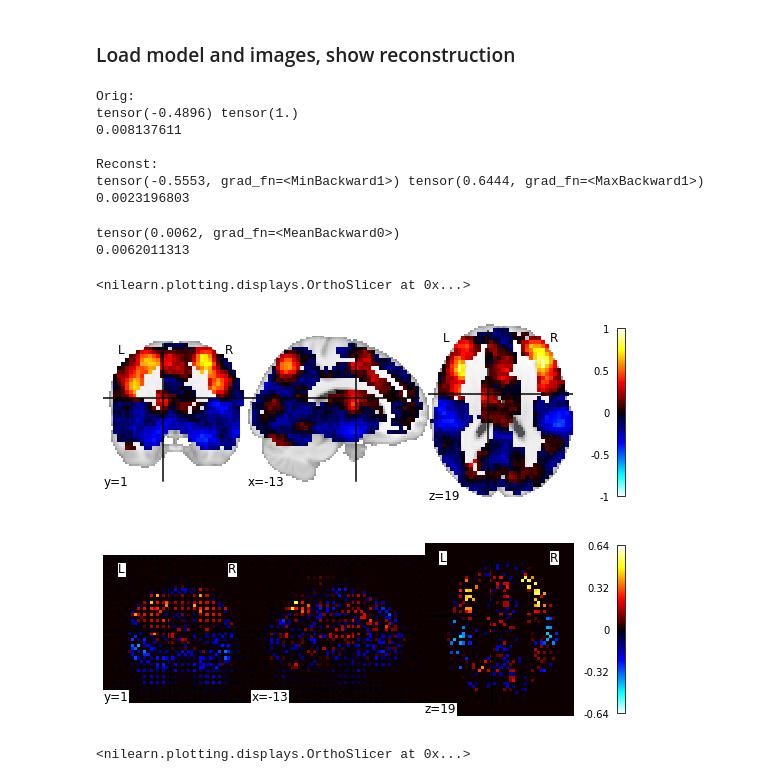
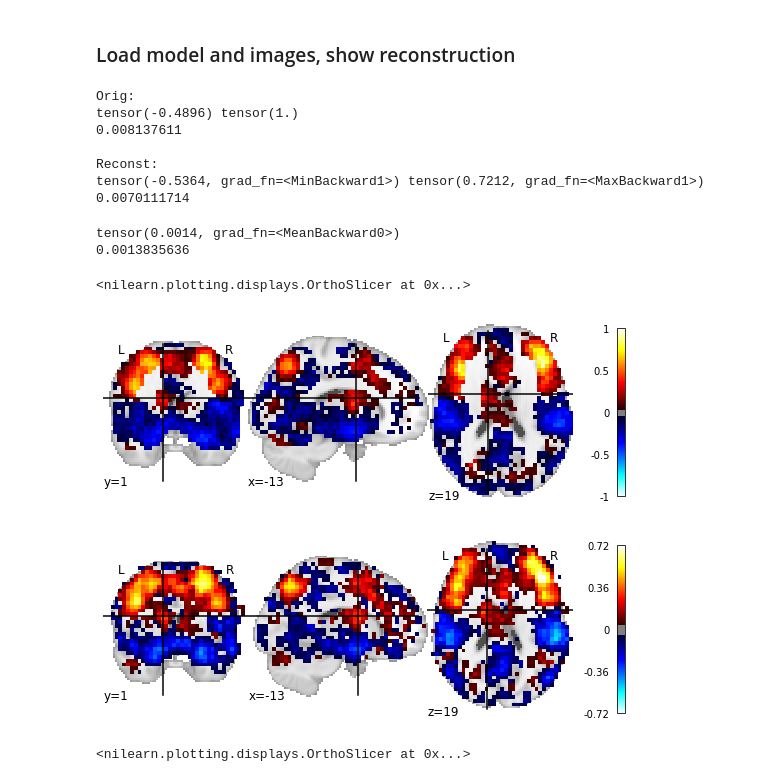
Before and after one commit to gkiar/3d-cnn-ae, a Jupyter notebook: code/applying_model.ipynb, the cells around one changed output. Cells and saved outputs as stored; diff of their text form; code cells hidden in the pictures.

Commit message:
updated data file and notebook for best version yet

```diff
--- a/code/applying_model.ipynb
+++ b/code/applying_model.ipynb
@@ -37,7 +37,7 @@ tensor2np = lambda x: x.detach().numpy().reshape(*x.shape[2:])
 # %% [markdown]
 ### Load model and images, show reconstruction
 # %%
-fl = '../data/training_5_conv/model_epoch_1.pt'
+fl = '../data/training_8_deconv/model_epoch_125.pt'
 model = torch.load(fl, map_location="cpu")
 if isinstance(model, dict):
     tmpmodel = Autoencoder3D()
@@ -71,26 +71,26 @@ tensor(-0.4896) tensor(1.)
 0.008137611
 
 Reconst:
-tensor(-0.5553, grad_fn=<MinBackward1>) tensor(0.6444, grad_fn=<MaxBackward1>)
-0.0023196803
+tensor(-0.5364, grad_fn=<MinBackward1>) tensor(0.7212, grad_fn=<MaxBackward1>)
+0.0070111714
 # %%
 distance = nn.MSELoss()
 
 print(distance(inn, out))
 print(my_mse(tensor2np(inn), tensor2np(out)))
 # %% [output]
-tensor(0.0062, grad_fn=<MeanBackward0>)
-0.0062011313
+tensor(0.0014, grad_fn=<MeanBackward0>)
+0.0013835636
 # %%
 # plotting.plot_roi(inim,  cut_coords=[-13, 1, 19], threshold=0, vmin=-10, vmax=10)
 # plotting.plot_roi(outim, cut_coords=[-13, 1, 19], threshold=0, vmin=-10, vmax=10)
 
-plotting.plot_stat_map(inim,  cut_coords=[-13, 1, 19], threshold=0)
-plotting.plot_stat_map(outim, cut_coords=[-13, 1, 19], threshold=0)
+plotting.plot_stat_map(inim,  cut_coords=[-13, 1, 19], threshold=0.05)
+plotting.plot_stat_map(outim, cut_coords=[-13, 1, 19], threshold=0.05)
 # %% [output]
 <nilearn.plotting.displays.OrthoSlicer at 0x...>
-[figure, old version]
+[figure, new version]
-[figure, old version]
+[figure, new version]
 # %%
 # plotting.plot_roi(inim,  cut_coords=[-13, 1, 19], threshold=0, vmin=-10, vmax=10)
 # plotting.plot_roi(outim, cut_coords=[-13, 1, 19], threshold=0, vmin=-10, vmax=10)
```
Also changed, not shown: 2 other files.
